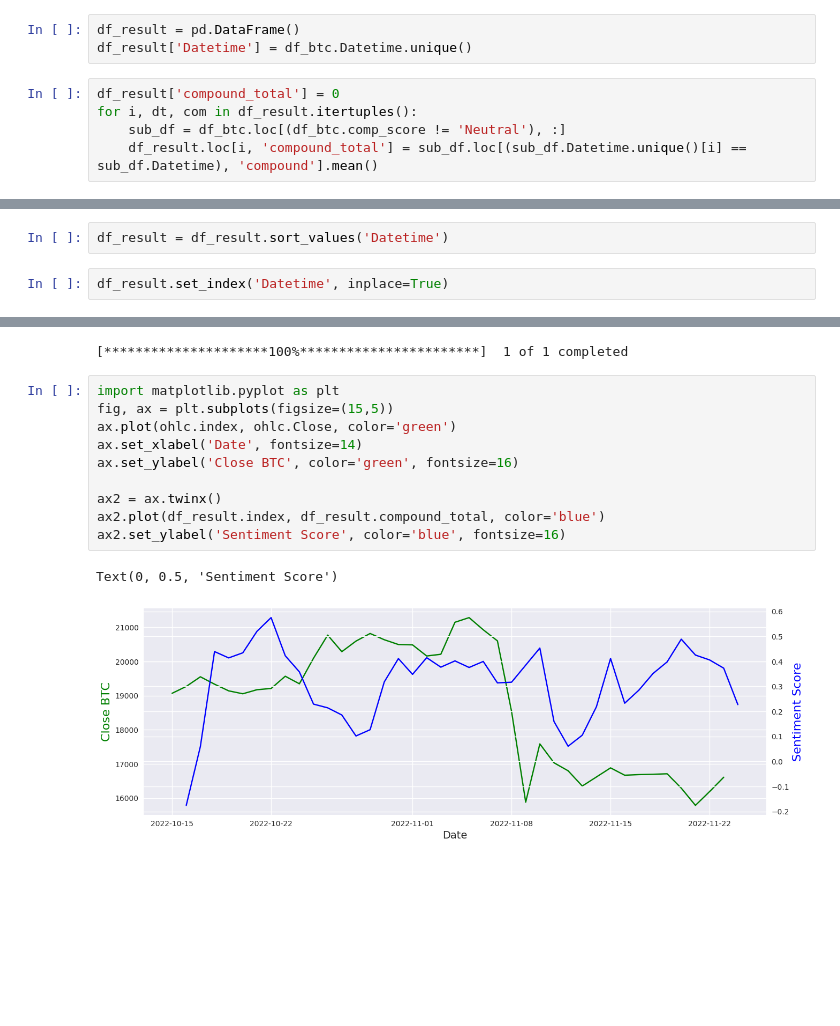
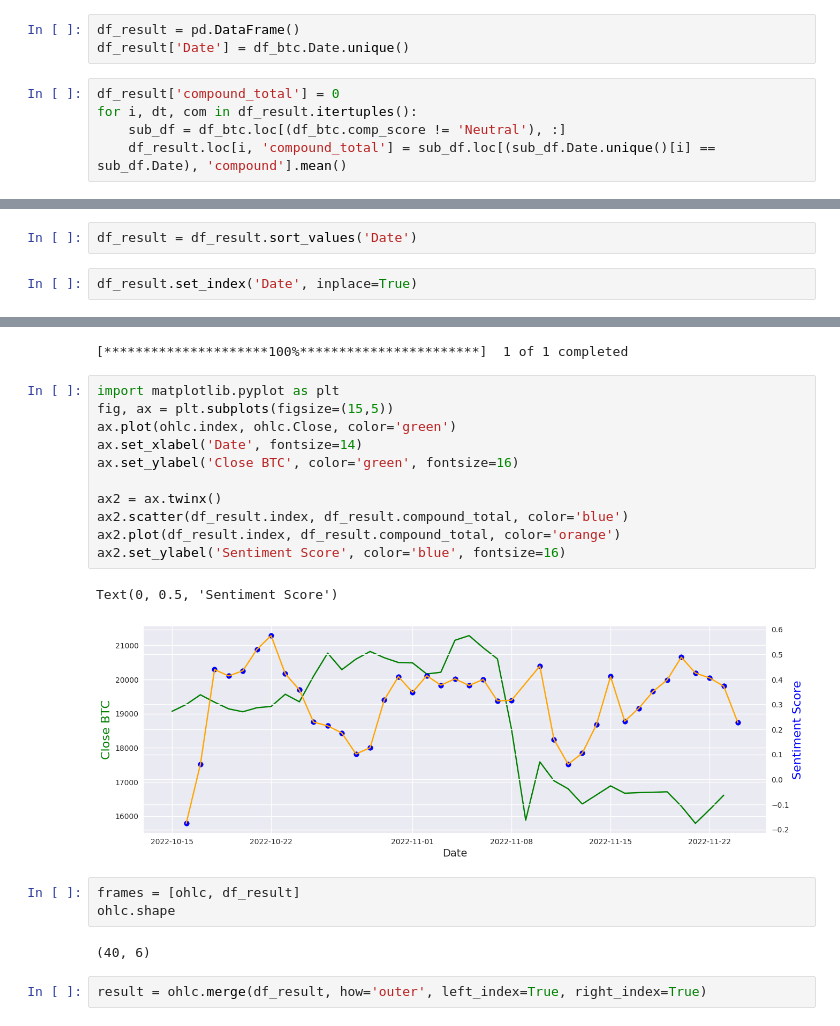
Before and after one commit to kozanakyel/KZ-Engine-Backend, a Jupyter notebook: KZ_project_setup/notebooks/twitter_sentiment_analysis_btc.ipynb, the cells around one changed output, grey strips where cells are left out. Drawn from its saved outputs; the diff is of its cells as text; blank space fills up the shorter version.

```diff
--- a/KZ_project_setup/notebooks/twitter_sentiment_analysis_btc.ipynb
+++ b/KZ_project_setup/notebooks/twitter_sentiment_analysis_btc.ipynb
@@ -220,12 +220,12 @@ df_btc.compound.plot(x=df_btc.index, y=df_btc.compound,figsize=(20,8))
 [figure]
 # %%
 df_result = pd.DataFrame()
-df_result['Datetime'] = df_btc.Datetime.unique()
+df_result['Date'] = df_btc.Date.unique()
 # %%
 df_result['compound_total'] = 0
 for i, dt, com in df_result.itertuples():
     sub_df = df_btc.loc[(df_btc.comp_score != 'Neutral'), :]
-    df_result.loc[i, 'compound_total'] = sub_df.loc[(sub_df.Datetime.unique()[i] == sub_df.Datetime), 'compound'].mean()
+    df_result.loc[i, 'compound_total'] = sub_df.loc[(sub_df.Date.unique()[i] == sub_df.Date), 'compound'].mean()
 # %%
 df_result.tail()
 # %% [output]
@@ -236,9 +236,9 @@ df_result.tail()
 | 37 | 2022-10-17 | 0.0599 |
 | 38 | 2022-10-16 | -0.1756 |
 # %%
-df_result = df_result.sort_values('Datetime')
+df_result = df_result.sort_values('Date')
 # %%
-df_result.set_index('Datetime', inplace=True)
+df_result.set_index('Date', inplace=True)
 # %%
 import yfinance as yf
 ohlc = yf.download('BTC-USD', start='2022-10-16', end='2022-11-24')
@@ -247,13 +247,21 @@ ohlc = yf.download('BTC-USD', start='2022-10-16', end='2022-11-24')
 # %%
 import matplotlib.pyplot as plt
 fig, ax = plt.subplots(figsize=(15,5))
 ax.plot(ohlc.index, ohlc.Close, color='green')
 ax.set_xlabel('Date', fontsize=14)
 ax.set_ylabel('Close BTC', color='green', fontsize=16)
 
 ax2 = ax.twinx()
-ax2.plot(df_result.index, df_result.compound_total, color='blue')
+ax2.scatter(df_result.index, df_result.compound_total, color='blue')
+ax2.plot(df_result.index, df_result.compound_total, color='orange')
 ax2.set_ylabel('Sentiment Score', color='blue', fontsize=16)
 # %% [output]
 Text(0, 0.5, 'Sentiment Score')
-[figure, old version]
+[figure, new version]
+# %%
+frames = [ohlc, df_result]
+ohlc.shape
+# %% [output]
+(40, 6)
+# %%
+result = ohlc.merge(df_result, how='outer', left_index=True, right_index=True)
```
Also changed, not shown: parts of 8 cells of this notebook, 6 other files.
